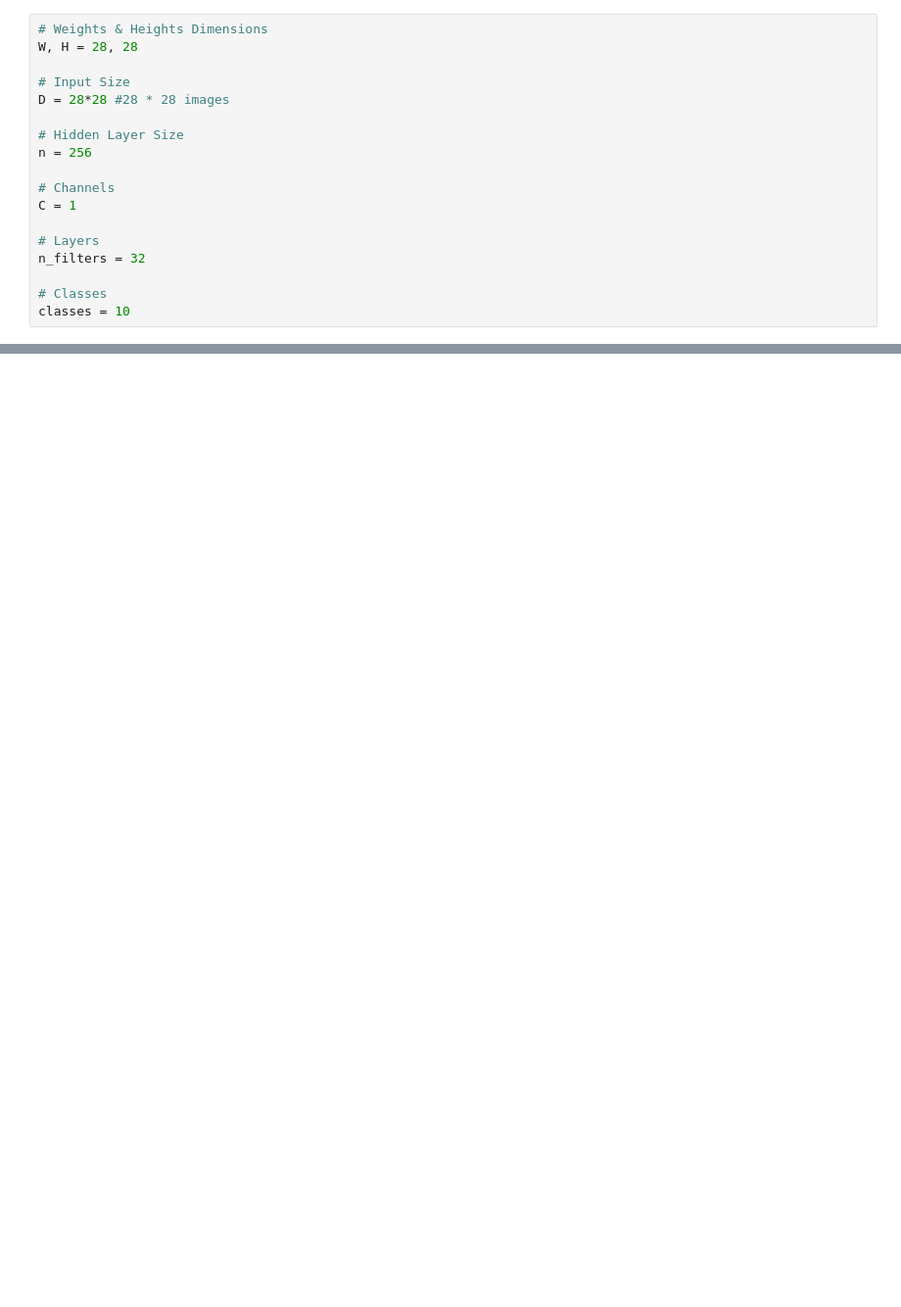
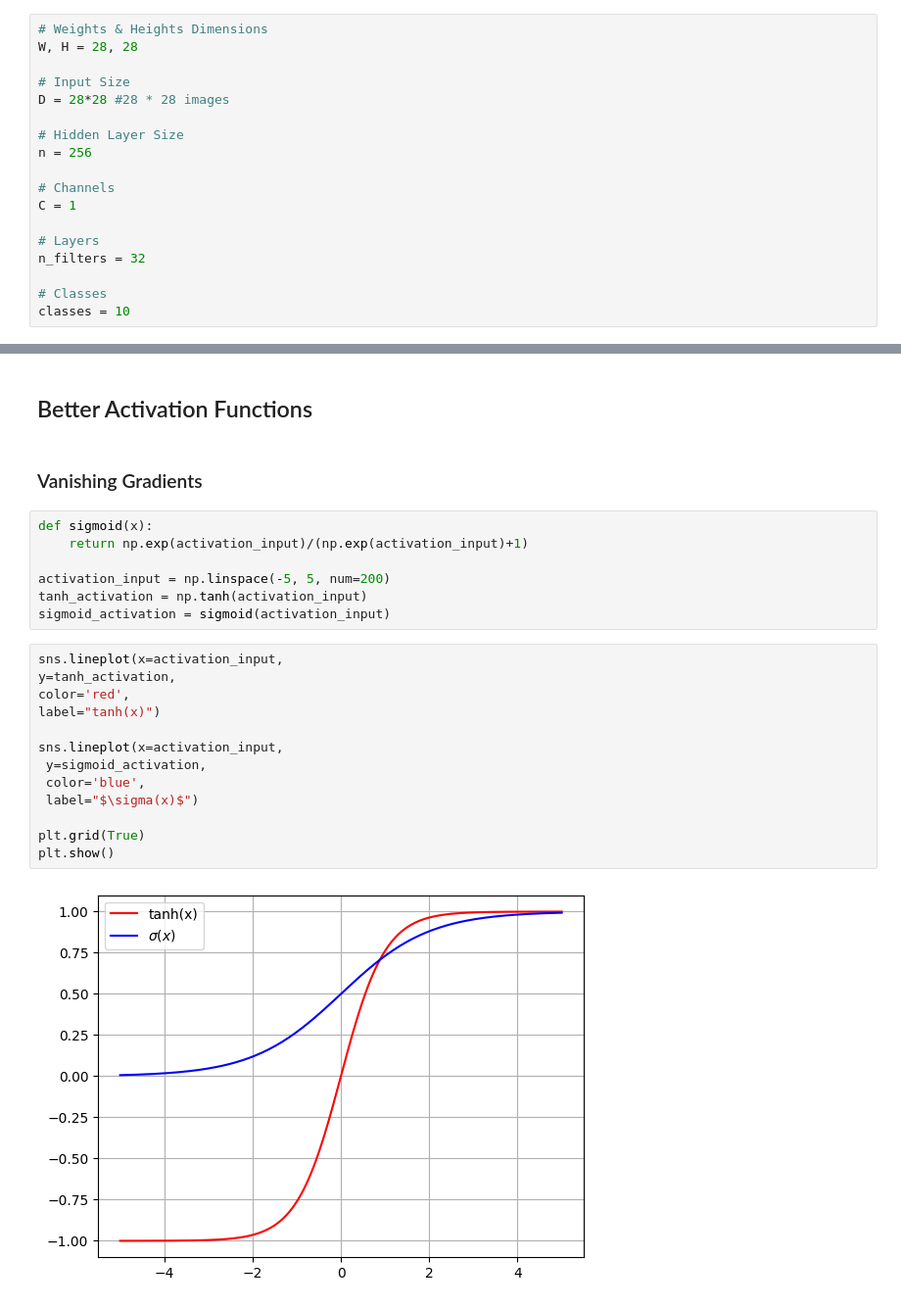
Before and after one commit to joakor89/Inside_Deep_Learning, a Jupyter notebook: chap_06/CDBB.ipynb, the cells around one changed output, grey strips where cells are left out. Shown at 98% size. Cells and saved outputs as stored; diff of their text form; blank space fills up the shorter version.

```diff
--- a/chap_06/CDBB.ipynb
+++ b/chap_06/CDBB.ipynb
@@ -103,0 +178,26 @@ classes = 10
+# %% [markdown]
+## Better Activation Functions
+# %% [markdown]
+### Vanishing Gradients
+# %%
+def sigmoid(x):
+    return np.exp(activation_input)/(np.exp(activation_input)+1)
+
+activation_input = np.linspace(-5, 5, num=200)
+tanh_activation = np.tanh(activation_input)
+sigmoid_activation = sigmoid(activation_input)
+# %%
+sns.lineplot(x=activation_input,
+y=tanh_activation,
+color='red',
+label="tanh(x)")
+
+sns.lineplot(x=activation_input,
+ y=sigmoid_activation,
+ color='blue',
+ label="$\sigma(x)$")
+
+plt.grid(True)
+plt.show()
+# %% [output]
+[figure, added]
```
Also changed, not shown: parts of 84 cells of this notebook, 3 other files.
